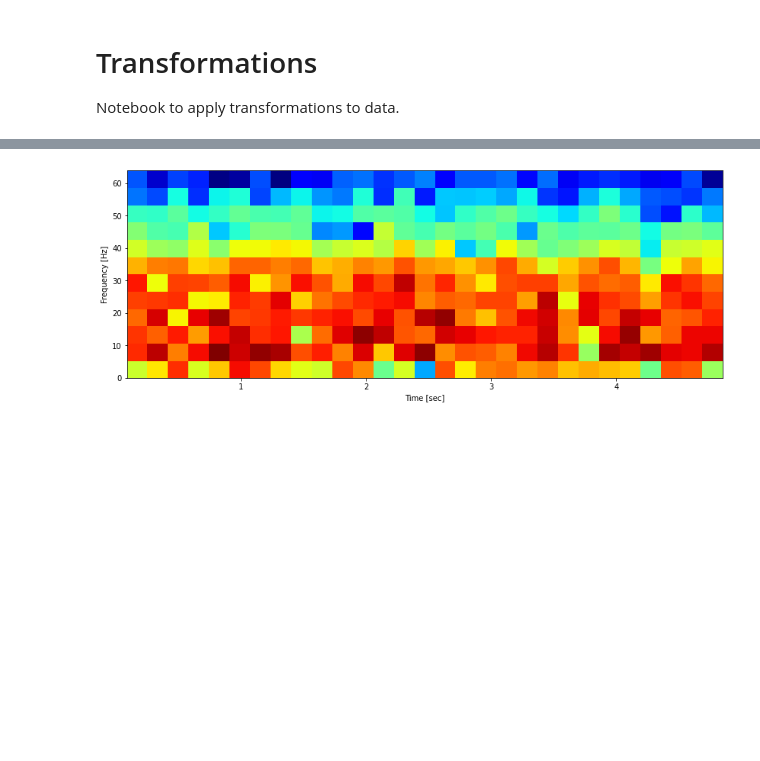
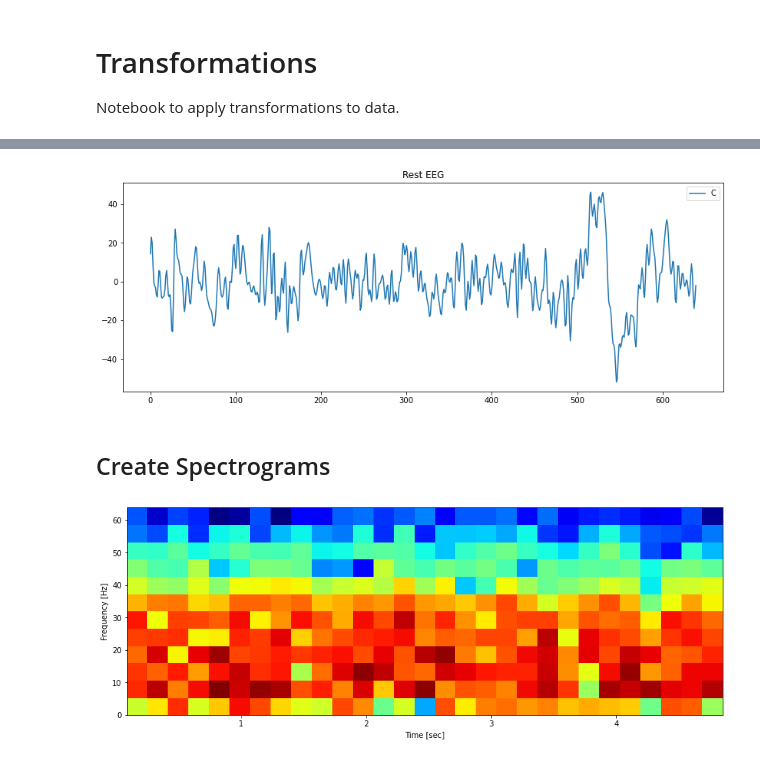
Before and after one commit to Koda98/CSE247-project, a Jupyter notebook: transform.ipynb, the cells around one changed output, grey strips where cells are left out. Saved outputs shown, nothing was run; the diff lists cells and outputs as text; code cells hidden in the pictures; blank space fills up the shorter version.

```diff
--- a/transform.ipynb
+++ b/transform.ipynb
@@ -13,3 +25,14 @@ rest_data = np.loadtxt("Data/GeneratedData/CleanData_TDC/Rest/CGS01_Rest_CD/CGS0
+# %%
+lines = plt.plot(rest_data[0])
+
+plt.legend(lines, "Channel 1")
+plt.title("Rest EEG")
+plt.rcParams['figure.figsize'] = 14, 5
+plt.show()
+# %% [output]
+[figure, added]
+# %% [markdown]
+## Create Spectrograms
 # %%
 # Create Spectrogram
 x = music_data[0]
```
Also changed, not shown: parts of 9 cells of this notebook, 1 other file.
